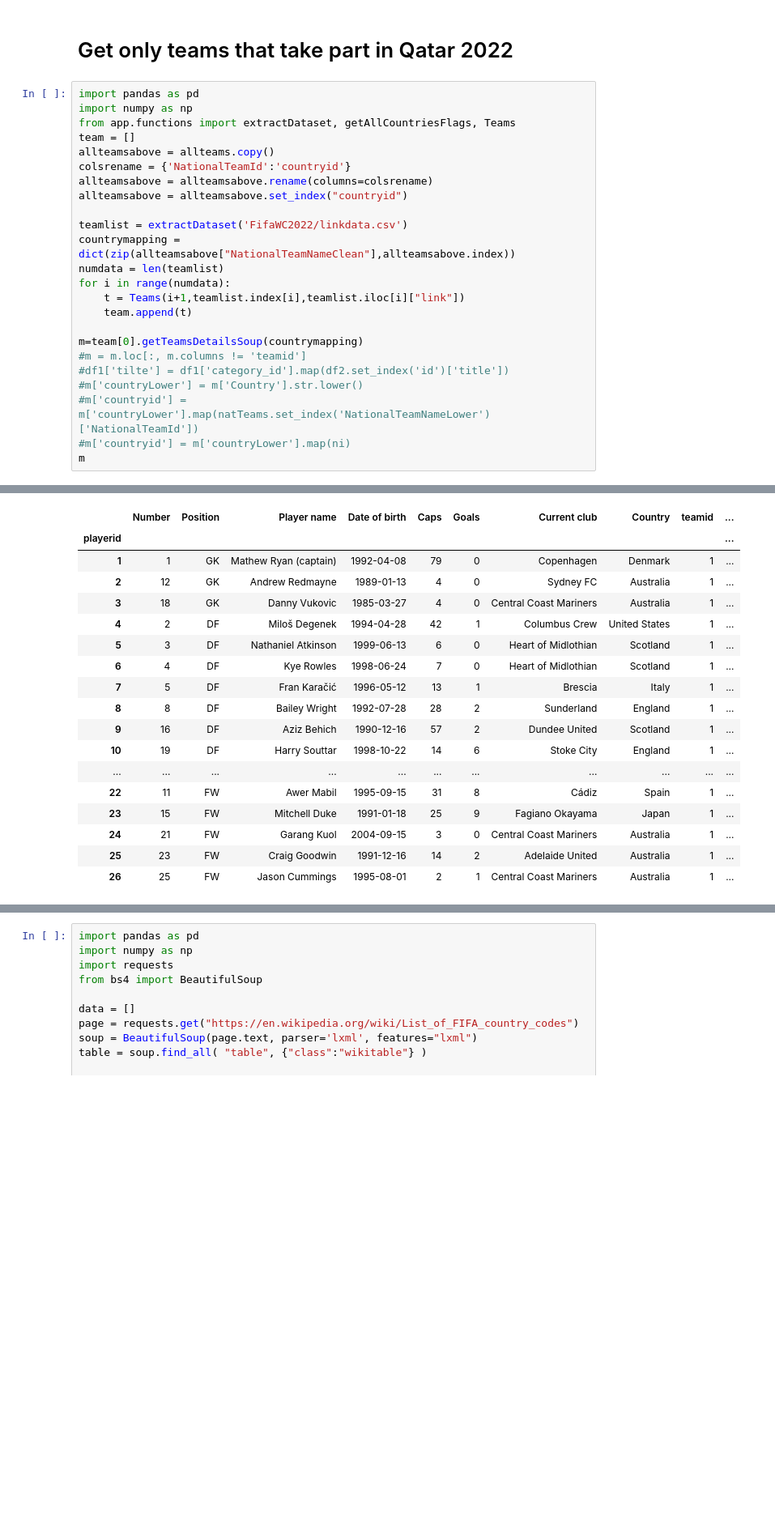
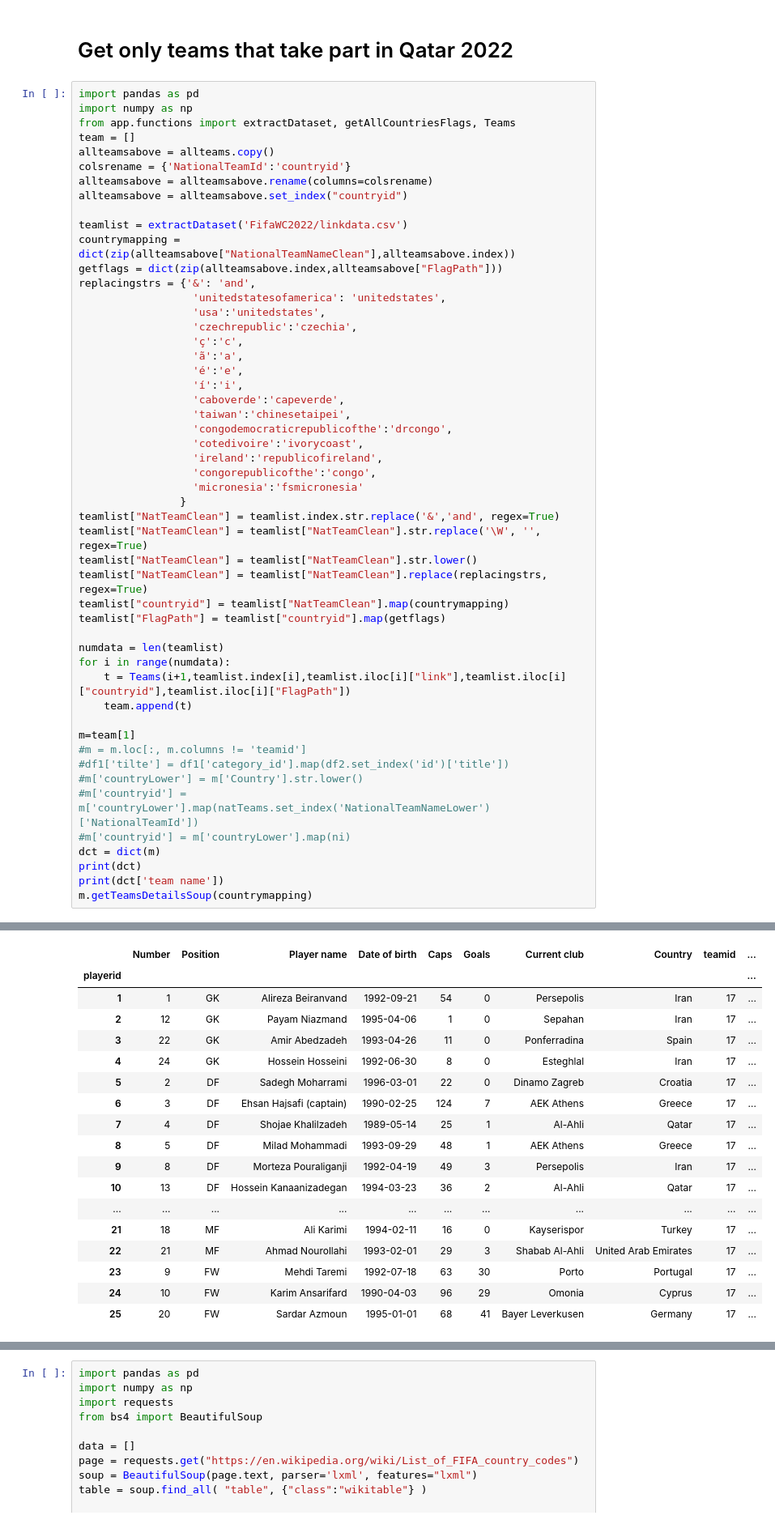
Before and after one commit to bujarkreci/jupyter-project, a Jupyter notebook: callPostgreEx/SubstringFunctionsPandas.ipynb, the cells around one changed output, grey strips where cells are left out. Shown at 81% size. Cells and saved outputs as stored; diff of their text form; blank space fills up the shorter version.

```diff
--- a/callPostgreEx/SubstringFunctionsPandas.ipynb
+++ b/callPostgreEx/SubstringFunctionsPandas.ipynb
@@ -580,16 +581,43 @@ allteamsabove = allteamsabove.set_index("countryid")
 
 teamlist = extractDataset('FifaWC2022/linkdata.csv')
 countrymapping = dict(zip(allteamsabove["NationalTeamNameClean"],allteamsabove.index))
+getflags = dict(zip(allteamsabove.index,allteamsabove["FlagPath"]))
+replacingstrs = {'&': 'and',
+                  'unitedstatesofamerica': 'unitedstates',
+                  'usa':'unitedstates',
+                  'czechrepublic':'czechia',
+                  'ç':'c',
+                  'ã':'a',
+                  'é':'e',
+                  'í':'i',
+                  'caboverde':'capeverde',
+                  'taiwan':'chinesetaipei',
+                  'congodemocraticrepublicofthe':'drcongo',
+                  'cotedivoire':'ivorycoast',
+                  'ireland':'republicofireland',
+                  'congorepublicofthe':'congo',
+                  'micronesia':'fsmicronesia'
+                }
+teamlist["NatTeamClean"] = teamlist.index.str.replace('&','and', regex=True)
+teamlist["NatTeamClean"] = teamlist["NatTeamClean"].str.replace('\W', '', regex=True)
+teamlist["NatTeamClean"] = teamlist["NatTeamClean"].str.lower()
+teamlist["NatTeamClean"] = teamlist["NatTeamClean"].replace(replacingstrs, regex=True)
+teamlist["countryid"] = teamlist["NatTeamClean"].map(countrymapping)
+teamlist["FlagPath"] = teamlist["countryid"].map(getflags)
+
 numdata = len(teamlist)
 for i in range(numdata):
-    t = Teams(i+1,teamlist.index[i],teamlist.iloc[i]["link"])
+    t = Teams(i+1,teamlist.index[i],teamlist.iloc[i]["link"],teamlist.iloc[i]["countryid"],teamlist.iloc[i]["FlagPath"])
     team.append(t)
 
-m=team[0].getTeamsDetailsSoup(countrymapping)
+m=team[1]
 #m = m.loc[:, m.columns != 'teamid']
 #df1['tilte'] = df1['category_id'].map(df2.set_index('id')['title'])
 #m['countryLower'] = m['Country'].str.lower()
 #m['countryid'] = m['countryLower'].map(natTeams.set_index('NationalTeamNameLower')['NationalTeamId'])
 #m['countryid'] = m['countryLower'].map(ni)
-m
+dct = dict(m)
+print(dct)
+print(dct['team name'])
+m.getTeamsDetailsSoup(countrymapping)
 # %% [output]
@@ -596,19 +626,19 @@ m
 |  | Number | Position | Player name | Date of birth | Caps | Goals | Current club | Country | teamid | ... |
 | playerid |  |  |  |  |  |  |  |  |  | ... |
-| 1 | 1 | GK | Mathew Ryan (captain) | 1992-04-08 | 79 | 0 | Copenhagen | Denmark | 1 | ... |
-| 2 | 12 | GK | Andrew Redmayne | 1989-01-13 | 4 | 0 | Sydney FC | Australia | 1 | ... |
-| 3 | 18 | GK | Danny Vukovic | 1985-03-27 | 4 | 0 | Central Coast Mariners | Australia | 1 | ... |
-| 4 | 2 | DF | Miloš Degenek | 1994-04-28 | 42 | 1 | Columbus Crew | United States | 1 | ... |
-| 5 | 3 | DF | Nathaniel Atkinson | 1999-06-13 | 6 | 0 | Heart of Midlothian | Scotland | 1 | ... |
-| 6 | 4 | DF | Kye Rowles | 1998-06-24 | 7 | 0 | Heart of Midlothian | Scotland | 1 | ... |
-| 7 | 5 | DF | Fran Karačić | 1996-05-12 | 13 | 1 | Brescia | Italy | 1 | ... |
-| 8 | 8 | DF | Bailey Wright | 1992-07-28 | 28 | 2 | Sunderland | England | 1 | ... |
-| 9 | 16 | DF | Aziz Behich | 1990-12-16 | 57 | 2 | Dundee United | Scotland | 1 | ... |
-| 10 | 19 | DF | Harry Souttar | 1998-10-22 | 14 | 6 | Stoke City | England | 1 | ... |
+| 1 | 1 | GK | Alireza Beiranvand | 1992-09-21 | 54 | 0 | Persepolis | Iran | 17 | ... |
+| 2 | 12 | GK | Payam Niazmand | 1995-04-06 | 1 | 0 | Sepahan | Iran | 17 | ... |
+| 3 | 22 | GK | Amir Abedzadeh | 1993-04-26 | 11 | 0 | Ponferradina | Spain | 17 | ... |
+| 4 | 24 | GK | Hossein Hosseini | 1992-06-30 | 8 | 0 | Esteghlal | Iran | 17 | ... |
+| 5 | 2 | DF | Sadegh Moharrami | 1996-03-01 | 22 | 0 | Dinamo Zagreb | Croatia | 17 | ... |
+| 6 | 3 | DF | Ehsan Hajsafi (captain) | 1990-02-25 | 124 | 7 | AEK Athens | Greece | 17 | ... |
+| 7 | 4 | DF | Shojae Khalilzadeh | 1989-05-14 | 25 | 1 | Al-Ahli | Qatar | 17 | ... |
+| 8 | 5 | DF | Milad Mohammadi | 1993-09-29 | 48 | 1 | AEK Athens | Greece | 17 | ... |
+| 9 | 8 | DF | Morteza Pouraliganji | 1992-04-19 | 49 | 3 | Persepolis | Iran | 17 | ... |
+| 10 | 13 | DF | Hossein Kanaanizadegan | 1994-03-23 | 36 | 2 | Al-Ahli | Qatar | 17 | ... |
 | ... | ... | ... | ... | ... | ... | ... | ... | ... | ... | ... |
-| 22 | 11 | FW | Awer Mabil | 1995-09-15 | 31 | 8 | Cádiz | Spain | 1 | ... |
-| 23 | 15 | FW | Mitchell Duke | 1991-01-18 | 25 | 9 | Fagiano Okayama | Japan | 1 | ... |
-| 24 | 21 | FW | Garang Kuol | 2004-09-15 | 3 | 0 | Central Coast Mariners | Australia | 1 | ... |
-| 25 | 23 | FW | Craig Goodwin | 1991-12-16 | 14 | 2 | Adelaide United | Australia | 1 | ... |
-| 26 | 25 | FW | Jason Cummings | 1995-08-01 | 2 | 1 | Central Coast Mariners | Australia | 1 | ... |
+| 21 | 18 | MF | Ali Karimi | 1994-02-11 | 16 | 0 | Kayserispor | Turkey | 17 | ... |
+| 22 | 21 | MF | Ahmad Nourollahi | 1993-02-01 | 29 | 3 | Shabab Al-Ahli | United Arab Emirates | 17 | ... |
+| 23 | 9 | FW | Mehdi Taremi | 1992-07-18 | 63 | 30 | Porto | Portugal | 17 | ... |
+| 24 | 10 | FW | Karim Ansarifard | 1990-04-03 | 96 | 29 | Omonia | Cyprus | 17 | ... |
+| 25 | 20 | FW | Sardar Azmoun | 1995-01-01 | 68 | 41 | Bayer Leverkusen | Germany | 17 | ... |
 # %%
```
Also changed, not shown: parts of 5 cells of this notebook, 2 other files.
